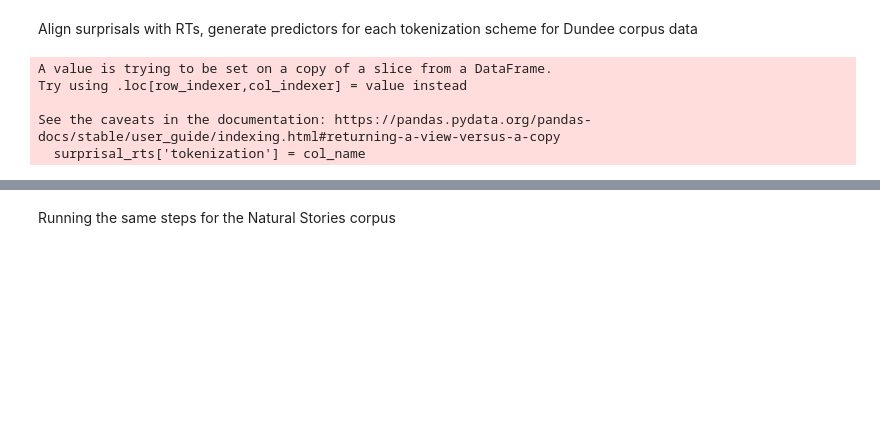
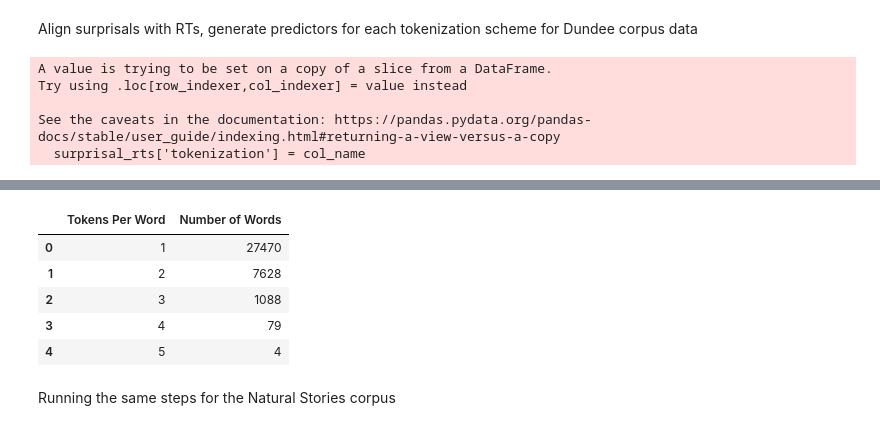
Before and after one commit to sathvikn/dl-psych-tokenization, a Jupyter notebook: cleaning_exploration.ipynb, the cells around one changed output, grey strips where cells are left out. Saved outputs shown, nothing was run; the diff lists cells and outputs as text; code cells hidden in the pictures; blank space fills up the shorter version.

```diff
--- a/cleaning_exploration.ipynb
+++ b/cleaning_exploration.ipynb
@@ -35,3 +47,12 @@ See the caveats in the documentation: https://pandas.pydata.org/pandas-docs/stab
+# %%
+generate_token_counts(morph_data['num_tokens'], labels)
+# %% [output]
+|  | Tokens Per Word | Number of Words |
+| 0 | 1 | 27470 |
+| 1 | 2 | 7628 |
+| 2 | 3 | 1088 |
+| 3 | 4 | 79 |
+| 4 | 5 | 4 |
 # %% [markdown]
 Running the same steps for the Natural Stories corpus
 # %%
```
Also changed, not shown: parts of 6 cells of this notebook, 2 other files.
